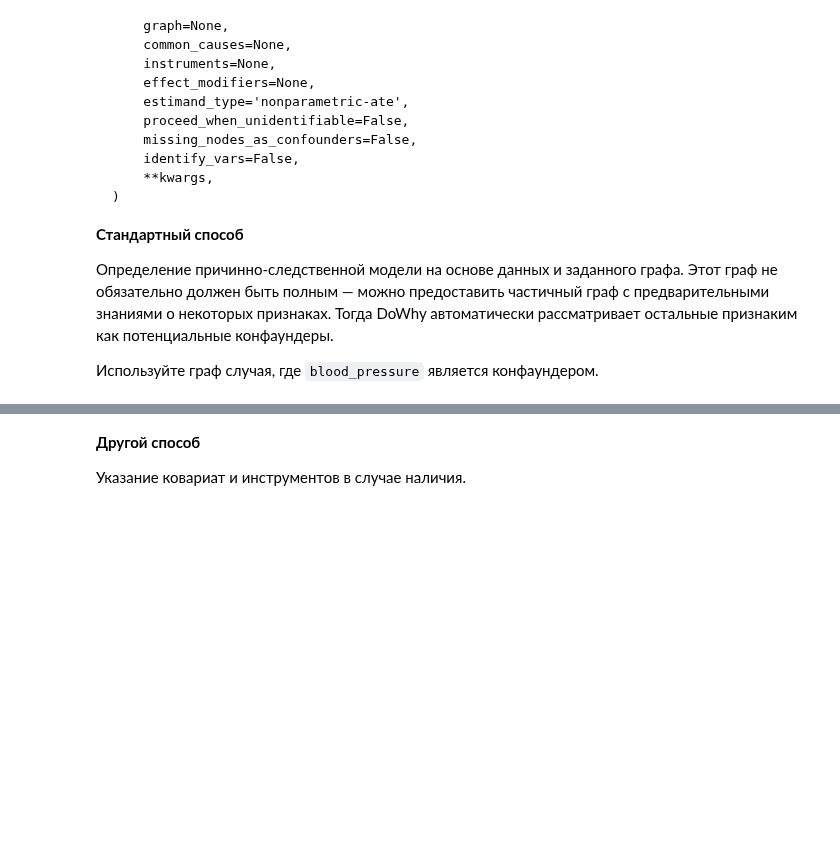
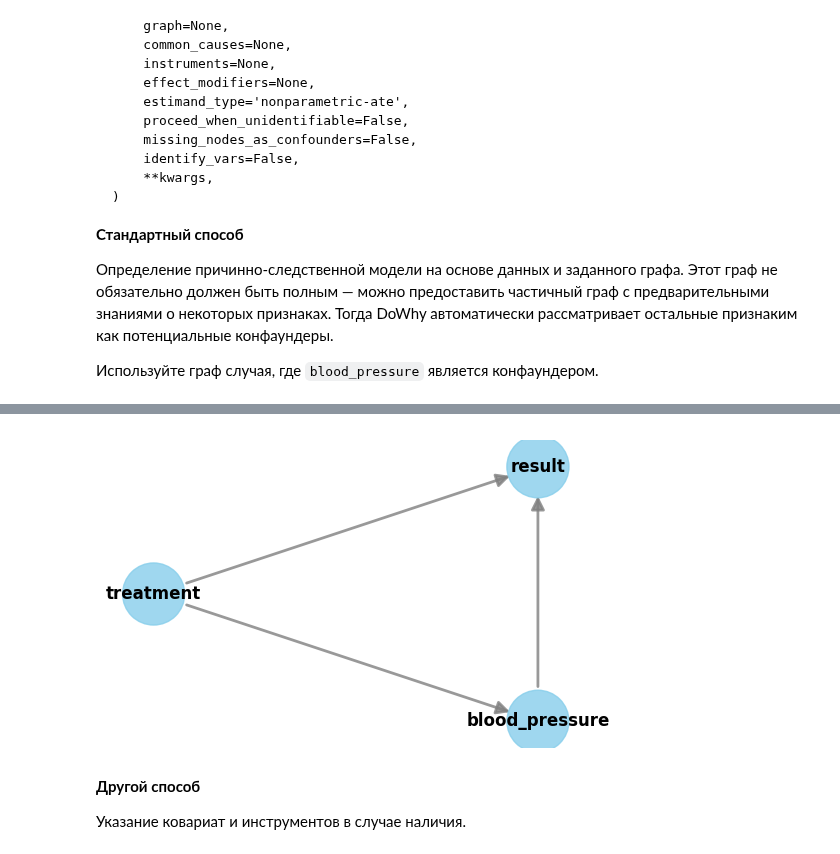
Before and after one commit to NMashalov/2023_OpenMipt_course, a Jupyter notebook: lesson14/sem13.ipynb, the cells around one changed output, grey strips where cells are left out. Drawn from its saved outputs; the diff is of its cells as text; code cells hidden in the pictures; blank space fills up the shorter version.

```diff
--- a/lesson14/sem13.ipynb
+++ b/lesson14/sem13.ipynb
@@ -253,7 +252,10 @@ causal_graph = nx.DiGraph([
 causal_model = gcm.StructuralCausalModel(causal_graph)
 
 
-causal_model.set_causal_mechanism('blood_pressure', gcm.EmpiricalDistribution())
-causal_model.set_causal_mechanism('treatment', gcm.ClassifierFCM())
+causal_model.set_causal_mechanism('blood_pressure',gcm.ClassifierFCM())
+causal_model.set_causal_mechanism('treatment', gcm.EmpiricalDistribution())
 causal_model.set_causal_mechanism('result', gcm.ClassifierFCM())
+
+
+gcm.fit(causal_model,data)
 # %%
@@ -309,6 +312,8 @@ CausalModel(
 Определение причинно-следственной модели на основе данных и заданного графа. Этот граф не обязательно должен быть полным — можно предоставить частичный граф с предварительными знаниями о некоторых признаках. Тогда DoWhy автоматически рассматривает остальные признаким как потенциальные конфаундеры.
 
 Используйте граф случая, где `blood_pressure` является конфаундером.
+# %%
+data = data.astype(float)
 # %%
 model = CausalModel(
     data=data,
@@ -318,4 +323,6 @@ model = CausalModel(
 )
 
 model.view_model(file_name="causal_model", size=(6, 4))
-display(Image(filename="causal_model.png"))
+#display(Image(filename="causal_model.png"))
+pass
+# %% [output]
@@ -322,3 +330,4 @@ display(Image(filename="causal_model.png"))
+[figure, added]
 # %% [markdown]
 **Другой способ**
 
```
Also changed, not shown: parts of 22 cells of this notebook.
